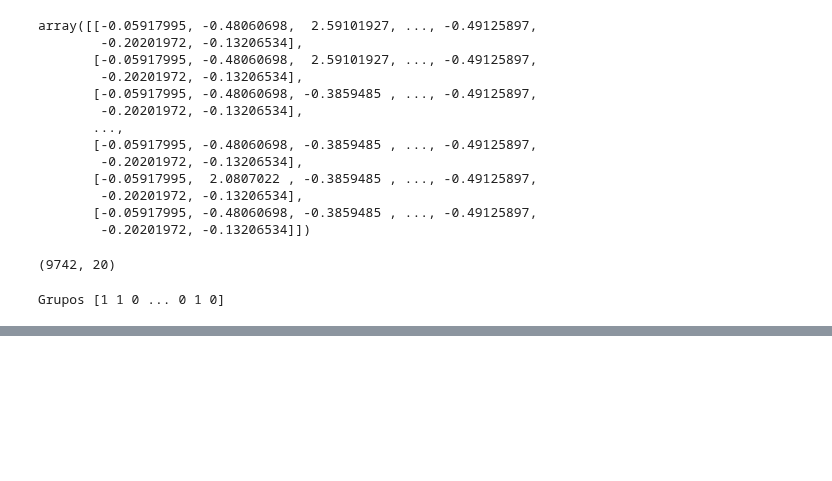
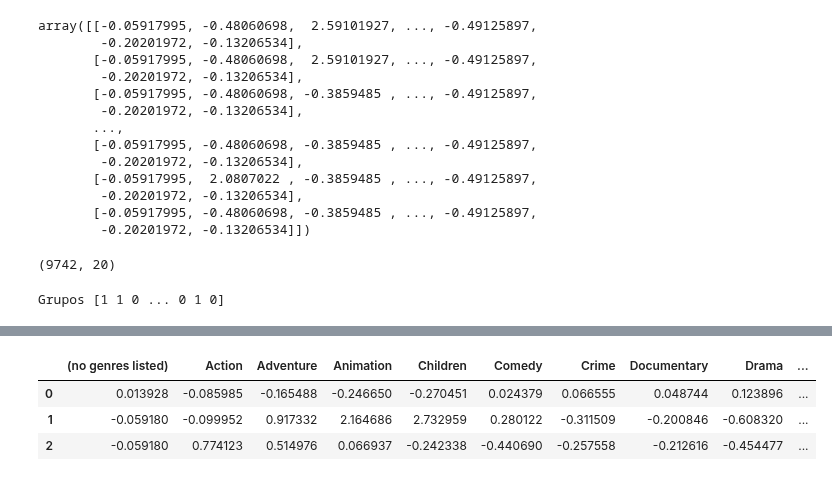
Before and after one commit to lsandrade/alura-ml, a Jupyter notebook: recomendacao filmes.ipynb, the cells around one changed output, grey strips where cells are left out. Saved outputs shown, nothing was run; the diff lists cells and outputs as text; code cells hidden in the pictures; blank space fills up the shorter version.

```diff
--- a/recomendacao filmes.ipynb
+++ b/recomendacao filmes.ipynb
@@ -66,0 +88,9 @@ Grupos [1 1 0 ... 0 1 0]
+# %%
+grupos = pd.DataFrame(modelo.cluster_centers_,
+                    columns=generos.columns)
+grupos
+# %% [output]
+|  | (no genres listed) | Action | Adventure | Animation | Children | Comedy | Crime | Documentary | Drama | ... |
+| 0 | 0.013928 | -0.085985 | -0.165488 | -0.246650 | -0.270451 | 0.024379 | 0.066555 | 0.048744 | 0.123896 | ... |
+| 1 | -0.059180 | -0.099952 | 0.917332 | 2.164686 | 2.732959 | 0.280122 | -0.311509 | -0.200846 | -0.608320 | ... |
+| 2 | -0.059180 | 0.774123 | 0.514976 | 0.066937 | -0.242338 | -0.440690 | -0.257558 | -0.212616 | -0.454477 | ... |
```
Also changed, not shown: parts of 4 cells of this notebook.
